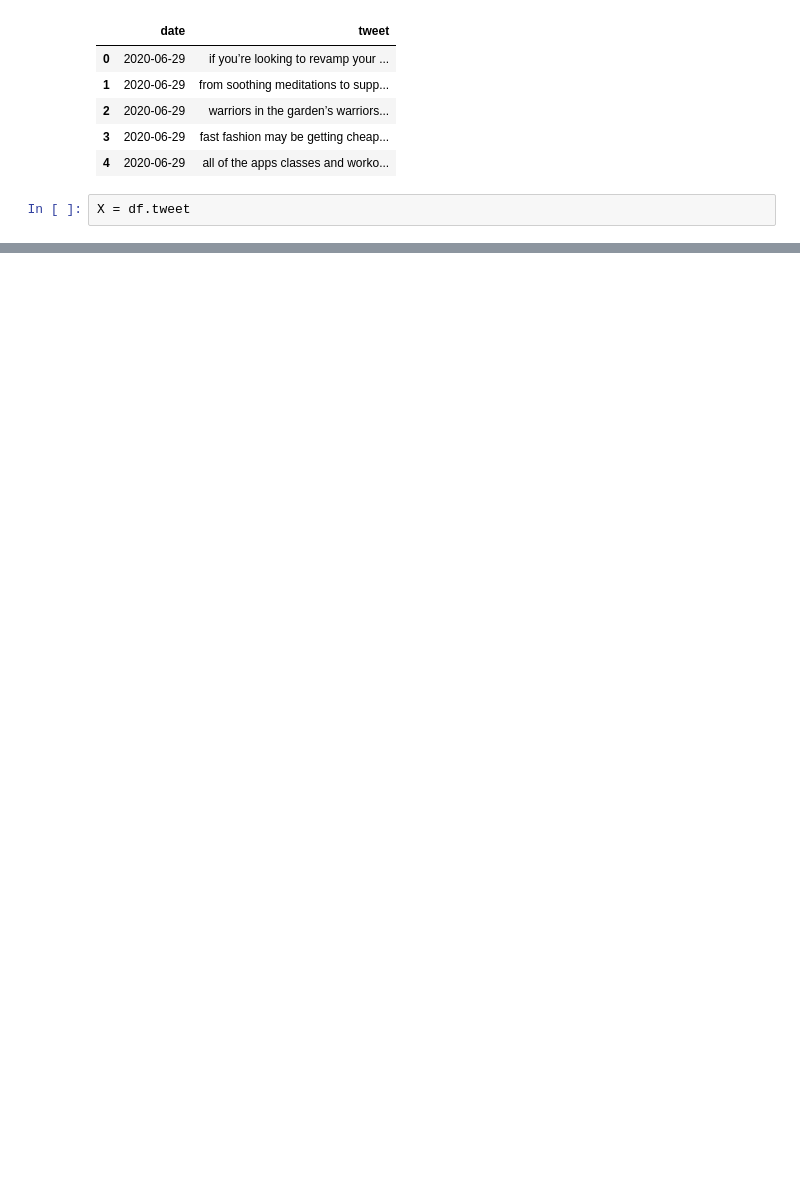
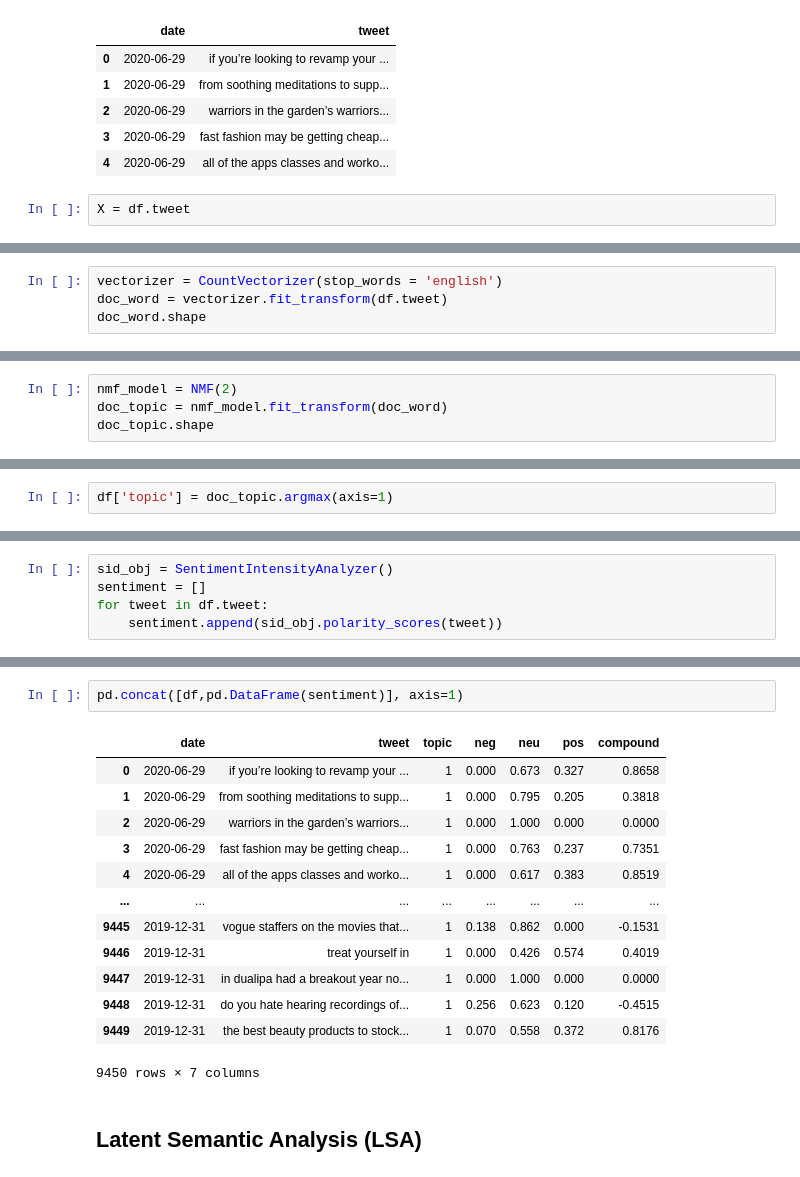
Before and after one commit to albasitdikova/NLP_analysis_Vogue, a Jupyter notebook: Web_scraping_and_PreProcessing.ipynb, the cells around one changed output, grey strips where cells are left out. Saved outputs shown, nothing was run; the diff lists cells and outputs as text; blank space fills up the shorter version.

Commit message:
added topic modeling

```diff
--- a/Web_scraping_and_PreProcessing.ipynb
+++ b/Web_scraping_and_PreProcessing.ipynb
@@ -120,0 +180,4 @@ pd.DataFrame(X_cv1.toarray(), columns=cv1.get_feature_names()).head()
+# %%
+vectorizer = CountVectorizer(stop_words = 'english')
+doc_word = vectorizer.fit_transform(df.tweet)
+doc_word.shape
@@ -120,0 +186,4 @@ pd.DataFrame(X_cv1.toarray(), columns=cv1.get_feature_names()).head()
+# %%
+nmf_model = NMF(2)
+doc_topic = nmf_model.fit_transform(doc_word)
+doc_topic.shape
@@ -120,0 +223,2 @@ pd.DataFrame(X_cv1.toarray(), columns=cv1.get_feature_names()).head()
+# %%
+df['topic'] = doc_topic.argmax(axis=1)
@@ -120,0 +245,5 @@ pd.DataFrame(X_cv1.toarray(), columns=cv1.get_feature_names()).head()
+# %%
+sid_obj = SentimentIntensityAnalyzer()
+sentiment = []
+for tweet in df.tweet:
+    sentiment.append(sid_obj.polarity_scores(tweet))
@@ -120,0 +270,18 @@ pd.DataFrame(X_cv1.toarray(), columns=cv1.get_feature_names()).head()
+# %%
+pd.concat([df,pd.DataFrame(sentiment)], axis=1)
+# %% [output]
+|  | date | tweet | topic | neg | neu | pos | compound |
+| 0 | 2020-06-29 | if you’re looking to revamp your ... | 1 | 0.000 | 0.673 | 0.327 | 0.8658 |
+| 1 | 2020-06-29 | from soothing meditations to supp... | 1 | 0.000 | 0.795 | 0.205 | 0.3818 |
+| 2 | 2020-06-29 | warriors in the garden’s warriors... | 1 | 0.000 | 1.000 | 0.000 | 0.0000 |
+| 3 | 2020-06-29 | fast fashion may be getting cheap... | 1 | 0.000 | 0.763 | 0.237 | 0.7351 |
+| 4 | 2020-06-29 | all of the apps classes and worko... | 1 | 0.000 | 0.617 | 0.383 | 0.8519 |
+| ... | ... | ... | ... | ... | ... | ... | ... |
+| 9445 | 2019-12-31 | vogue staffers on the movies that... | 1 | 0.138 | 0.862 | 0.000 | -0.1531 |
+| 9446 | 2019-12-31 | treat yourself in | 1 | 0.000 | 0.426 | 0.574 | 0.4019 |
+| 9447 | 2019-12-31 | in dualipa had a breakout year no... | 1 | 0.000 | 1.000 | 0.000 | 0.0000 |
+| 9448 | 2019-12-31 | do you hate hearing recordings of... | 1 | 0.256 | 0.623 | 0.120 | -0.4515 |
+| 9449 | 2019-12-31 | the best beauty products to stock... | 1 | 0.070 | 0.558 | 0.372 | 0.8176 |
+9450 rows × 7 columns
+# %% [markdown]
+## Latent Semantic Analysis (LSA)
```
Also changed, not shown: parts of 40 cells of this notebook.
